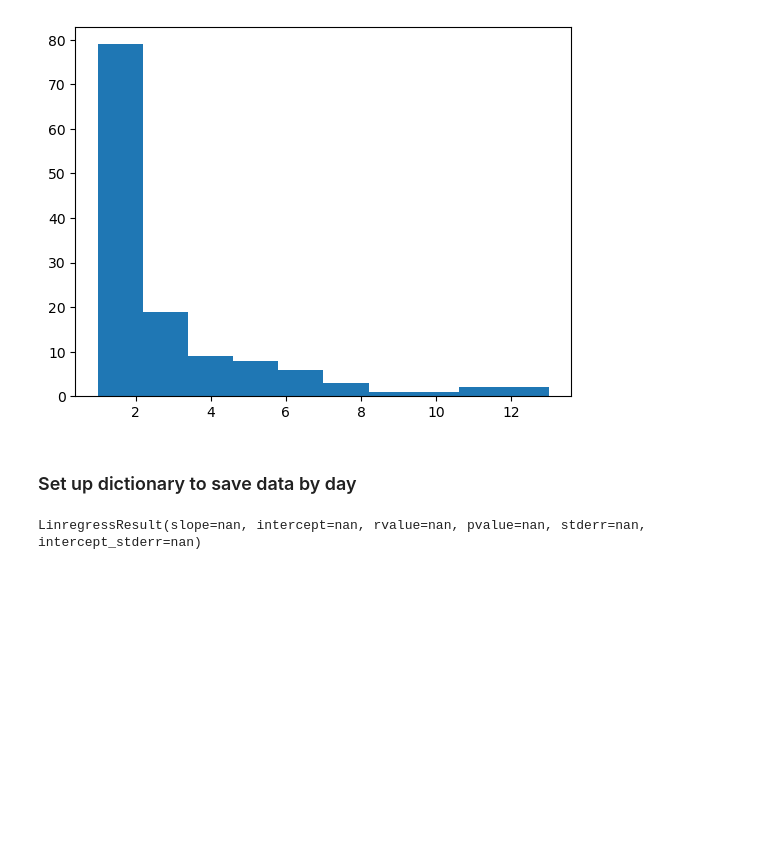
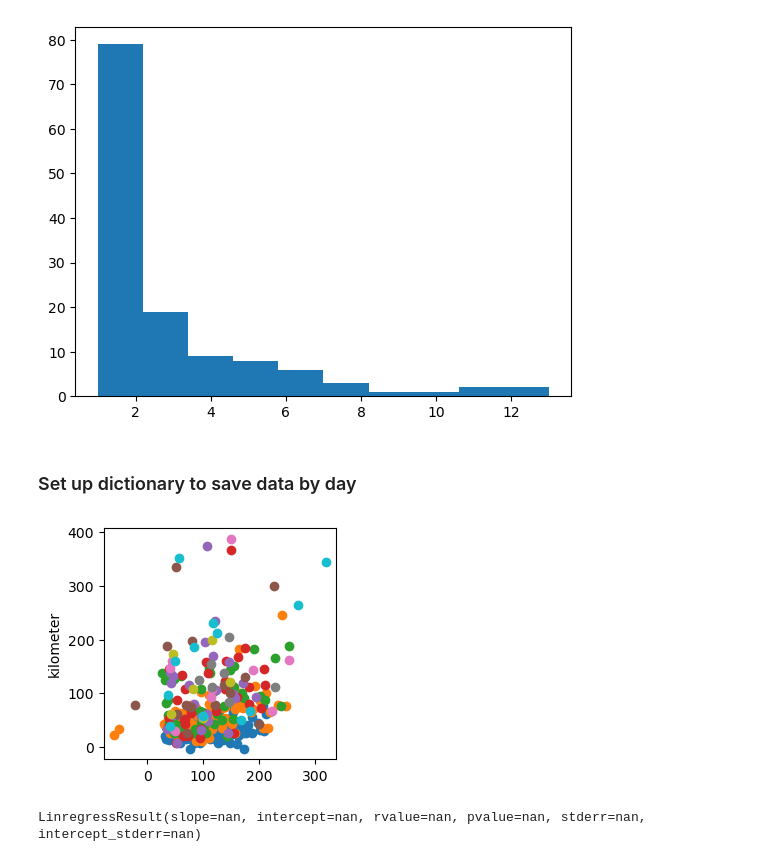
Before and after one commit to mackenziejewell/SBSpolynya, a Jupyter notebook: notebooks/06_PeaseAssessGrowth.ipynb, the cells around one changed output. Saved outputs shown, nothing was run; the diff lists cells and outputs as text; code cells hidden in the pictures; blank space fills up the shorter version.

```diff
--- a/notebooks/06_PeaseAssessGrowth.ipynb
+++ b/notebooks/06_PeaseAssessGrowth.ipynb
@@ -224,7 +224,7 @@ def Pease_Model_v2(event_df, wf=0.02, ta=35, poly_dir=145, Hi = 25 * units('cm')
 
     X_zip = np.cumsum(Vi*units('day'))
 
-    return X_num, X_max, t95, X_zip, Ta, Vi, wind_speed
+    return X_num, X_max, t95, X_zip, Ta, Vi, wind_speed, event_df['u10'].values
 # %%
 # constants
 df = pd.read_csv('../data/constants.csv')
@@ -540,6 +549,17 @@ R = 0.9624271
 # all_wp3 = all_wp
 # %%
 # all_wp2 = all_wp
+# %%
+fig, ax = plt.subplots(figsize=(3,3))
+
+# all_wp = np.array([])
+# all_io = np.array([])
+
+for key in across.keys():
+
+    ax.scatter(-np.sign(across[key]['wu'])*across[key]['wu']**2, across[key]['Xo'])
+# %% [output]
+[figure, added]
 # %%
 fig, ax = plt.subplots(figsize=(3,3))
 
```
Also changed, not shown: parts of 30 cells of this notebook, 5 other files.
